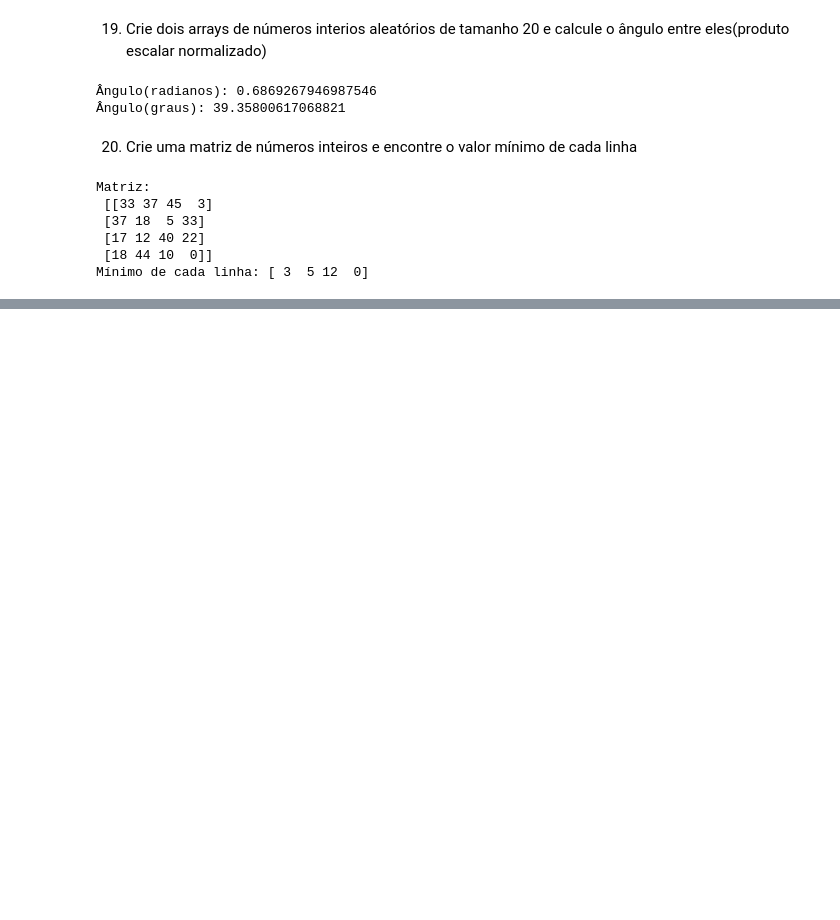
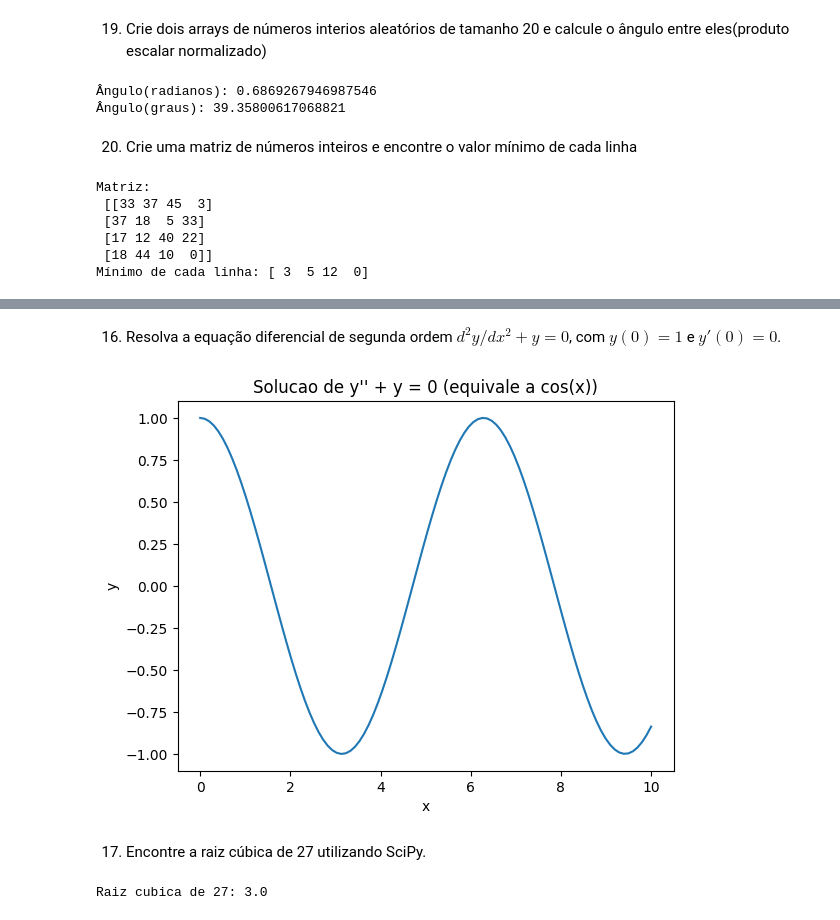
Before and after one commit to MikhayahIV/faculdade-AI, a Jupyter notebook: Exercícios_Python_DataScience_VitorBlaia_A_6.ipynb, the cells around one changed output, grey strips where cells are left out. Cells and saved outputs as stored; diff of their text form; code cells hidden in the pictures; blank space fills up the shorter version.

```diff
--- a/Exercícios_Python_DataScience_VitorBlaia_A_6.ipynb
+++ b/Exercícios_Python_DataScience_VitorBlaia_A_6.ipynb
@@ -322,0 +545,23 @@ Mínimo de cada linha: [ 3  5 12  0]
+# %% [markdown]
+16. Resolva a equação diferencial de segunda ordem $d^2y/dx^2 + y = 0$, com $y(0)=1$ e $y'(0)=0$.
+# %%
+def eq16(t,y):
+  return [y[1], -y[0]];
+
+solucao16 = integrate.solve_ivp(eq16, [0, 10], [1,0], t_eval=np.linspace(0,10,100));
+
+plt.figure();
+plt.plot(solucao16.t, solucao16.y[0]);
+plt.title("Solucao de y'' + y = 0 (equivale a cos(x))");
+plt.xlabel("x");
+plt.ylabel("y");
+plt.show();
+# %% [output]
+[figure, added]
+# %% [markdown]
+17. Encontre a raiz cúbica de 27 utilizando SciPy.
+# %%
+raizCubica17 = optimize.brentq(lambda x: x**3 - 27, 0, 10);
+print("Raiz cubica de 27:", raizCubica17);
+# %% [output]
+Raiz cubica de 27: 3.0
```
Also changed, not shown: parts of 39 cells of this notebook.
